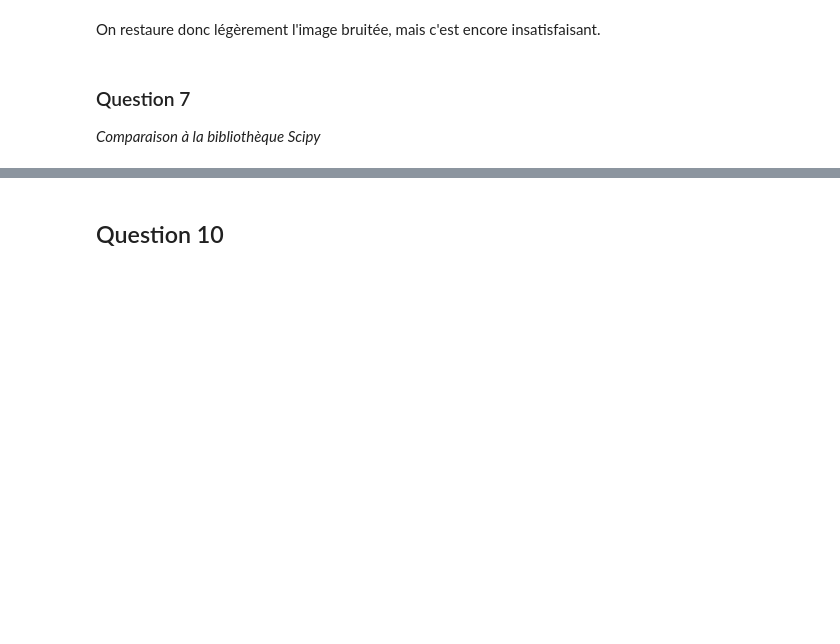
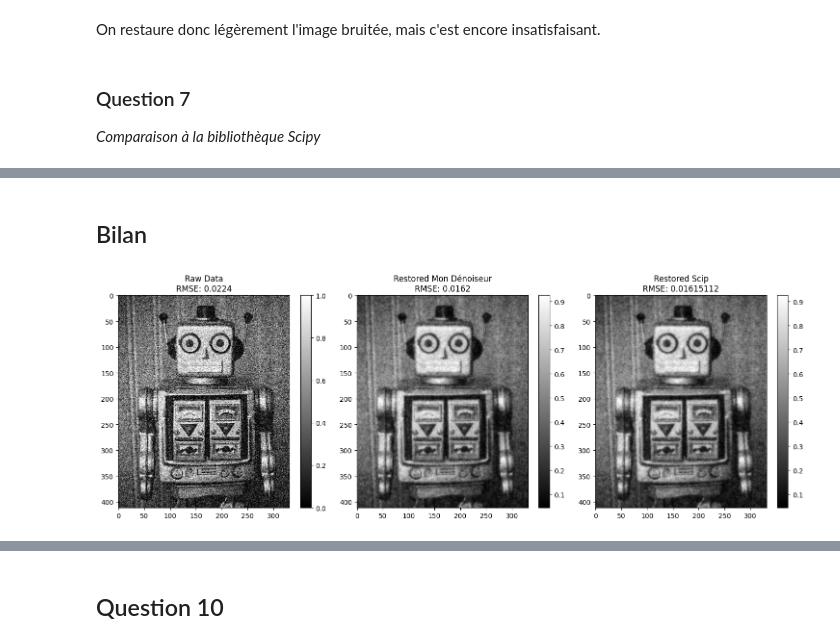
Before and after one commit to tinmar112/optim, a Jupyter notebook: notebook_optim.ipynb, the cells around one changed output, grey strips where cells are left out. Drawn from its saved outputs; the diff is of its cells as text; code cells hidden in the pictures; blank space fills up the shorter version.

```diff
--- a/notebook_optim.ipynb
+++ b/notebook_optim.ipynb
@@ -6,3 +6,7 @@
 import matplotlib.pyplot as plt
 import numpy as np
 import scipy
+
+#Paramètres
+n_max = 10000
+l = 0.1
@@ -83,7 +92,7 @@ def grad_f(u: np.ndarray) -> np.ndarray:
     """Returns the gradient of function f at matrix u."""
     return (u - u_b - 2*div(grad(u)))
 
-def grad_descent(z0: np.ndarray, step: float, eps: float=1e-8, n_max: int=100) -> np.ndarray:
+def grad_descent(z0: np.ndarray, step: float, eps: float=1e-8) -> np.ndarray:
     """Implements the gradient descent algorithm with a constant step."""
     z = z0
     n = 0
@@ -94,8 +103,7 @@ def grad_descent(z0: np.ndarray, step: float, eps: float=1e-8, n_max: int=100) -
     return z
 
 # Restoration
-u_rest = grad_descent(u_b, step=1e-1)  # Pour l'instant, le pas est choisi au hasard.
-                                # => Algorithme pour respecter Wolfe?
-display(u_rest)
+u_rest_1 = grad_descent(u_b, l)
+display(u_rest_1)
 # %% [output]
 [figure]
@@ -181,0 +180,27 @@ KeyboardInterrupt:
+# %% [markdown]
+## Bilan
+# %%
+# Display the raw data
+plt.figure(figsize=(15, 5))
+
+plt.subplot(1, 3, 1)
+plt.imshow(u_b, cmap='gray')
+plt.title(f'Raw Data\nRMSE: {RMSE(u_b):.4f}')
+plt.colorbar()
+
+# Display the first result
+plt.subplot(1, 3, 2)
+plt.imshow(u_rest_1, cmap='gray')
+plt.title(f'Restored Mon Dénoiseur\nRMSE: {RMSE(u_rest_1):.4f}')
+plt.colorbar()
+
+# Display the second result
+plt.subplot(1, 3, 3)
+plt.imshow(u_rest_2, cmap='gray')
+plt.title(f'Restored Scip\nRMSE: {RMSE(u_rest_2):.8f}')
+plt.colorbar()
+
+plt.tight_layout()
+plt.show()
+# %% [output]
+[figure, added]
```
Also changed, not shown: parts of 21 cells of this notebook.
